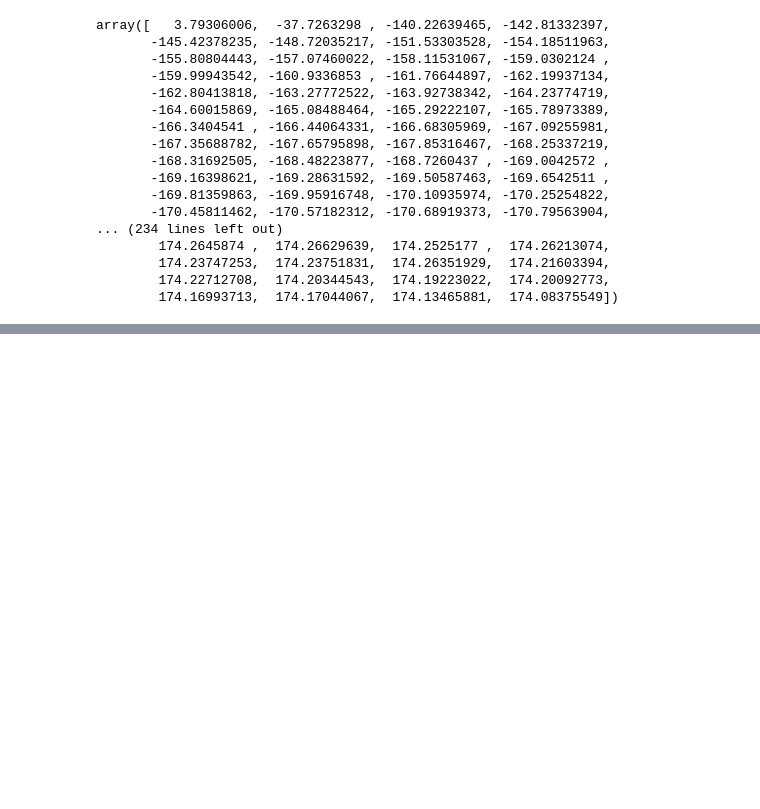
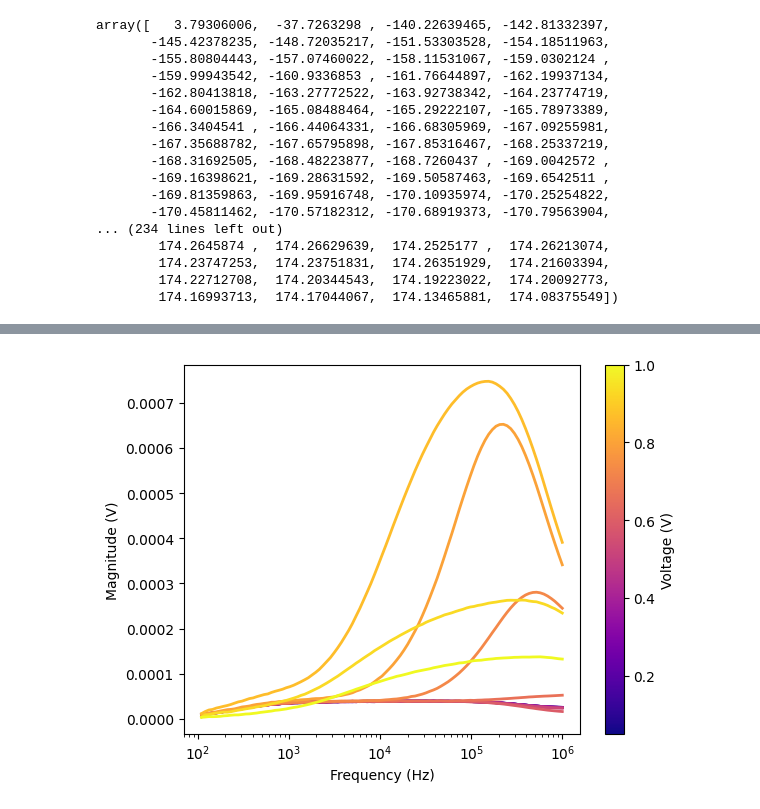
Before and after one commit to barreralab/capacitance_exps, a Jupyter notebook: notebooks/analysis/dual_hemt_bode.ipynb, the cells around one changed output, grey strips where cells are left out. Cells and saved outputs as stored; diff of their text form; code cells hidden in the pictures; blank space fills up the shorter version.

```diff
--- a/notebooks/analysis/dual_hemt_bode.ipynb
+++ b/notebooks/analysis/dual_hemt_bode.ipynb
@@ -133,0 +178,29 @@ plt.show()
+# %%
+# Use a colormap with distinct colors
+cmap = plt.cm.plasma  # A more distinct and clear colormap
+norm = plt.Normalize(vmin=min(vgres_pts), vmax=max(vgres_pts))  # Normalize the voltage values
+
+# Create a scatter plot for color mapping
+scalars = plt.scatter([], [], c=[], cmap=cmap, norm=norm)
+# We just create an empty scatter plot to use for the colorbar
+# Pass c=[] to avoid showing any points, as we only need the colorbar
+
+# Plot each sweep with clearer colors
+for i in range(NUMSWEEPS):
+    fs = bode_data_list[i]["freqs"]
+    mags = bode_data_list[i]["mags"]
+    color = cmap(norm(vgres_pts[i]))  # Get a distinct color based on voltage value
+    plt.plot(fs, mags, label=f"{vgres_pts[i]:.3f}V", color=color, linewidth=2)
+
+# Add a colorbar using the scatter plot for color mapping
+plt.colorbar(scalars, label="Voltage (V)")
+
+# Improve the plot appearance
+plt.xscale("log")
+plt.xlabel("Frequency (Hz)")
+plt.ylabel("Magnitude (V)")
+# plt.legend(bbox_to_anchor=(1.05, 1), loc='upper left', borderaxespad=0., fontsize=10)
+# plt.grid(True, which='both', linestyle='--', linewidth=0.5)
+plt.show()
+# %% [output]
+[figure, added]
```
Also changed, not shown: parts of 6 cells of this notebook, 1 other file.
